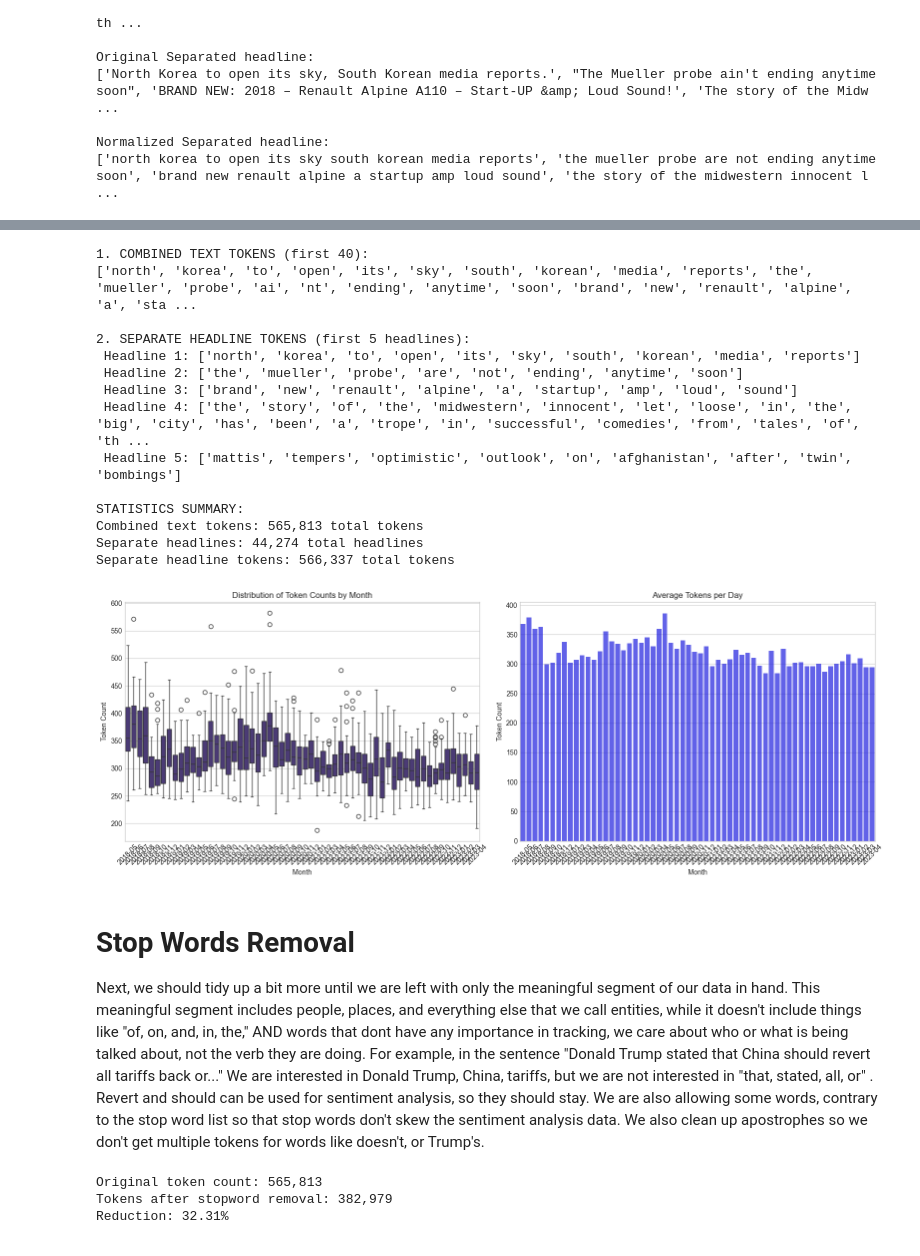
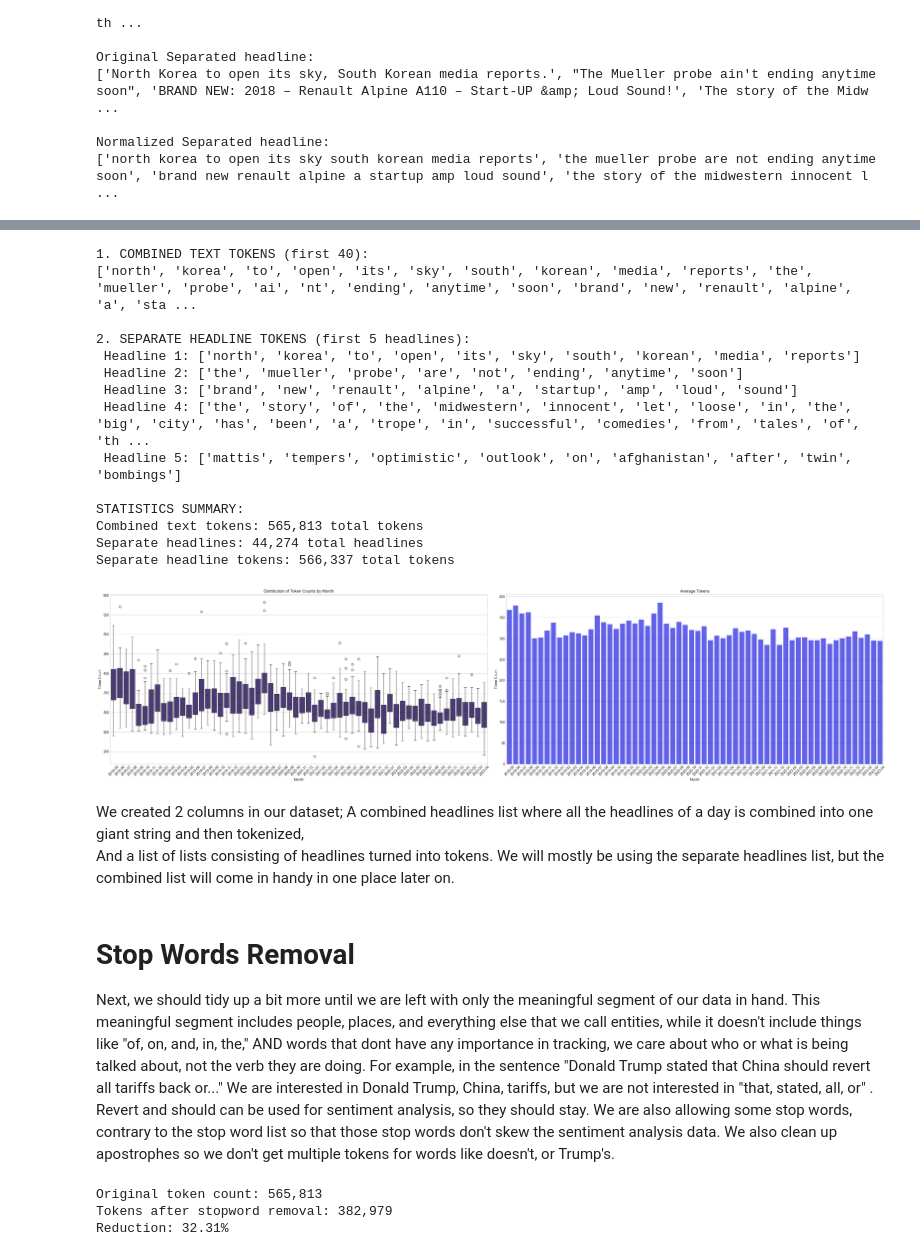
Before and after one commit to Rockhardey54/NLPNewsAnalyzer, a Jupyter notebook: headlines.ipynb, the cells around one changed output, grey strips where cells are left out. Drawn from its saved outputs; the diff is of its cells as text; code cells hidden in the pictures.

```diff
--- a/headlines.ipynb
+++ b/headlines.ipynb
@@ -316,20 +329,11 @@ def tokenize_text(text):
 
 # Function for batch processing
 def batch_tokenize(texts, batch_size=1000):
-    """Process texts in batches for better performance"""
-    # For simple tokenization, we can use the tokenizer directly
     return [tokenize_text(text) for text in texts]
 
-    # For more complex NLP tasks, use spaCy's pipe:
-    # results = []
-    # for doc in nlp.pipe(texts, batch_size=batch_size):
-    #     results.append([token.text for token in doc])
-    # return results
 
-# Apply tokenization to all texts
 news_df['tokens'] = batch_tokenize(news_df['normalized_text'])
 
-# For separate headlines - with error handling
 def tokenize_headline_list(headline_list):
     if not headline_list:
         return []
@@ -375,7 +379,7 @@ print(f"Separate headlines: {news_df['separate_sentence_count'].sum():,} total h
 print(f"Separate headline tokens: {news_df['separate_token_count'].sum():,} total tokens")
 
 # Visualization code
-fig, axes = plt.subplots(nrows=1, ncols=2, figsize=(16, 6))
+fig, axes = plt.subplots(nrows=1, ncols=2, figsize=(32, 8))
 
 # Boxplot of token counts by month
 sns.boxplot(x='Month', y='token_count', data=news_df, ax=axes[0])
@@ -389,38 +393,41 @@ news_df['separate_avg_tokens'] = news_df['separate_token_count'] / news_df['sepa
 
 monthly_stats = news_df.groupby('Month').agg({
     'token_count': 'mean',
     'separate_token_count': 'mean',
     'separate_avg_tokens': 'mean',
 }).reset_index()
 
 # Barplot of average token count by month
 sns.barplot(x='Month', y='token_count', data=monthly_stats, ax=axes[1], color='blue', alpha=0.7)
-axes[1].set_title('Average Tokens per Day')
+axes[1].set_title('Average Tokens')
 axes[1].set_xlabel('Month')
 axes[1].set_ylabel('Token Count')
 axes[1].tick_params(axis='x', rotation=45)
 
 plt.tight_layout()
 plt.show()
 # %% [output]
 1. COMBINED TEXT TOKENS (first 40):
 ['north', 'korea', 'to', 'open', 'its', 'sky', 'south', 'korean', 'media', 'reports', 'the', 'mueller', 'probe', 'ai', 'nt', 'ending', 'anytime', 'soon', 'brand', 'new', 'renault', 'alpine', 'a', 'sta ...
 
 2. SEPARATE HEADLINE TOKENS (first 5 headlines):
  Headline 1: ['north', 'korea', 'to', 'open', 'its', 'sky', 'south', 'korean', 'media', 'reports']
  Headline 2: ['the', 'mueller', 'probe', 'are', 'not', 'ending', 'anytime', 'soon']
  Headline 3: ['brand', 'new', 'renault', 'alpine', 'a', 'startup', 'amp', 'loud', 'sound']
  Headline 4: ['the', 'story', 'of', 'the', 'midwestern', 'innocent', 'let', 'loose', 'in', 'the', 'big', 'city', 'has', 'been', 'a', 'trope', 'in', 'successful', 'comedies', 'from', 'tales', 'of', 'th ...
  Headline 5: ['mattis', 'tempers', 'optimistic', 'outlook', 'on', 'afghanistan', 'after', 'twin', 'bombings']
 
 STATISTICS SUMMARY:
 Combined text tokens: 565,813 total tokens
 Separate headlines: 44,274 total headlines
 Separate headline tokens: 566,337 total tokens
-[figure, old version]
+[figure, new version]
+# %% [markdown]
+We created 2 columns in our dataset; A combined headlines list where all the headlines of a day is combined into one giant string and then tokenized,  <br>
+And a list of lists consisting of headlines turned into tokens. We will mostly be using the separate headlines list, but the combined list will come in handy in one place later on.
 # %% [markdown]
 # **Stop Words Removal**
-Next, we should tidy up a bit more until we are left with only the meaningful segment of our data in hand. This meaningful segment includes people, places, and everything else that we call entities, while it doesn't include things like "of, on, and, in, the," AND words that dont have any importance in tracking, we care about who or what is being talked about, not the verb they are doing. For example, in the sentence "Donald Trump stated that China should revert all tariffs back or..." We are interested in Donald Trump, China, tariffs, but we are not interested in "that, stated, all, or" . Revert and should can be used for sentiment analysis, so they should stay. We are also allowing some words, contrary to the stop word list so that stop words don't skew the sentiment analysis data. We also clean up apostrophes so we don't get multiple tokens for words like doesn't, or Trump's.
+Next, we should tidy up a bit more until we are left with only the meaningful segment of our data in hand. This meaningful segment includes people, places, and everything else that we call entities, while it doesn't include things like "of, on, and, in, the," AND words that dont have any importance in tracking, we care about who or what is being talked about, not the verb they are doing. For example, in the sentence "Donald Trump stated that China should revert all tariffs back or..." We are interested in Donald Trump, China, tariffs, but we are not interested in "that, stated, all, or" . Revert and should can be used for sentiment analysis, so they should stay. We are also allowing some stop words, contrary to the stop word list so that those stop words don't skew the sentiment analysis data. We also clean up apostrophes so we don't get multiple tokens for words like doesn't, or Trump's.
 # %%
 import spacy
 from spacy.lang.en.stop_words import STOP_WORDS
```
Also changed, not shown: parts of 34 cells of this notebook, 8 other files.
